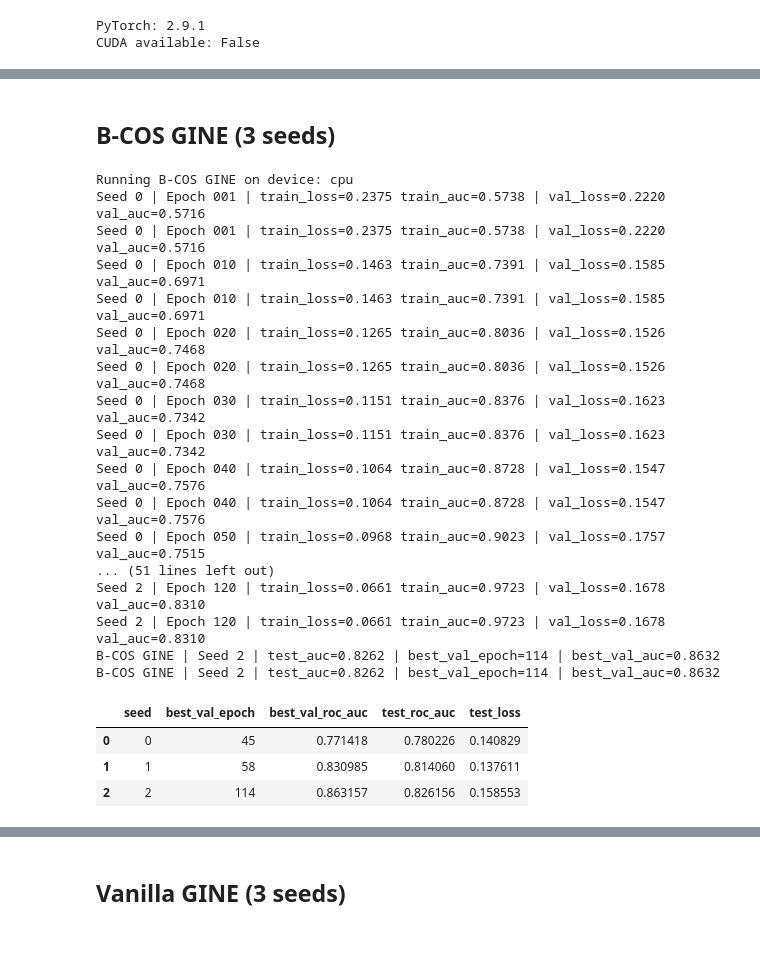
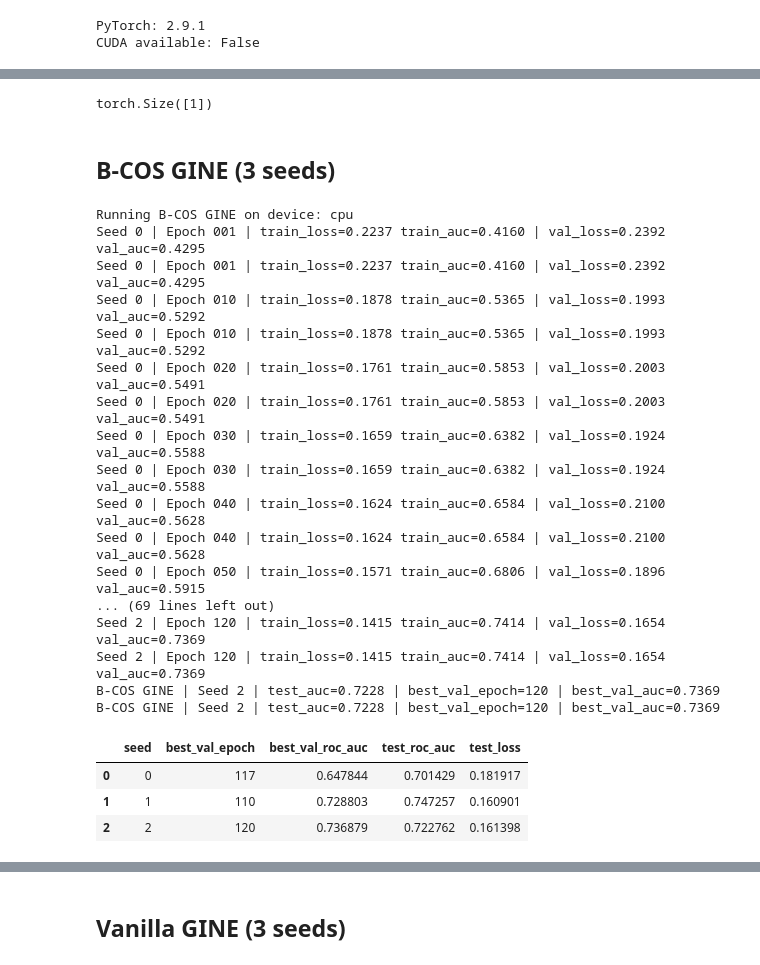
Before and after one commit to CruelMarco/bcosgnn, a Jupyter notebook: shaique_updates/codes/MolHIV/bcos_molhiv.ipynb, the cells around one changed output, grey strips where cells are left out. Saved outputs shown, nothing was run; the diff lists cells and outputs as text; code cells hidden in the pictures.

Commit message:
Major Model Update

```diff
--- a/shaique_updates/codes/MolHIV/bcos_molhiv.ipynb
+++ b/shaique_updates/codes/MolHIV/bcos_molhiv.ipynb
@@ -63,10 +118,10 @@ def get_device() -> torch.device:
 
 @dataclass
 class TrainConfig:
-    hidden_dim: int = 128
+    hidden_dim: int = 64
     num_layers: int = 4
     dropout: float = 0.2
-    b: float = 2.0
+    b: float =3
     max_out: int = 1
     batch_size: int = 64
     max_epochs: int = 120
@@ -197,3 +335,21 @@ class VanillaGINE(nn.Module):
+# %%
+sample = dataset[0]
+device = get_device()
+model = PureBcosGINE(
+    node_dim=int(sample.x.size(-1)),
+    edge_dim=int(sample.edge_attr.size(-1)),
+    hidden_dim=cfg.hidden_dim,
+    num_layers=cfg.num_layers,
+    dropout=cfg.dropout,
+    b=cfg.b,
+    max_out=cfg.max_out,
+).to(device)
+batch = next(iter(DataLoader([sample], batch_size=1))).to(device)
+with torch.no_grad():
+    out = model(batch.x, batch.edge_index, batch.edge_attr, batch.batch)
+print(out.shape)
+# %% [output]
+torch.Size([1])
 # %%
 def compute_roc_auc_from_logits(logits: List[float], labels: List[int]) -> float:
     y_true = np.asarray(labels, dtype=np.int64)
@@ -331,47 +487,47 @@ def run_three_seed_experiment(model_name: str, model_ctor, dataset, labels, cfg:
 # %% [markdown]
 ## B-COS GINE (3 seeds)
 # %%
-bcos_ctor = lambda node_dim, edge_dim: BCosGINE(
+bcos_ctor = lambda node_dim, edge_dim: PureBcosGINE(
     node_dim=node_dim,
     edge_dim=edge_dim,
     hidden_dim=cfg.hidden_dim,
     num_layers=cfg.num_layers,
     dropout=cfg.dropout,
     b=cfg.b,
     max_out=cfg.max_out,
 )
 
 bcos_runs, bcos_summary = run_three_seed_experiment(
     model_name="B-COS GINE",
     model_ctor=bcos_ctor,
     dataset=dataset,
     labels=labels,
     cfg=cfg,
     seeds=SEEDS,
 )
 
 display(bcos_runs)
 display(bcos_summary)
 # %% [output]
 Running B-COS GINE on device: cpu
-Seed 0 | Epoch 001 | train_loss=0.2375 train_auc=0.5738 | val_loss=0.2220 val_auc=0.5716
-Seed 0 | Epoch 001 | train_loss=0.2375 train_auc=0.5738 | val_loss=0.2220 val_auc=0.5716
-Seed 0 | Epoch 010 | train_loss=0.1463 train_auc=0.7391 | val_loss=0.1585 val_auc=0.6971
-Seed 0 | Epoch 010 | train_loss=0.1463 train_auc=0.7391 | val_loss=0.1585 val_auc=0.6971
-Seed 0 | Epoch 020 | train_loss=0.1265 train_auc=0.8036 | val_loss=0.1526 val_auc=0.7468
-Seed 0 | Epoch 020 | train_loss=0.1265 train_auc=0.8036 | val_loss=0.1526 val_auc=0.7468
-Seed 0 | Epoch 030 | train_loss=0.1151 train_auc=0.8376 | val_loss=0.1623 val_auc=0.7342
-Seed 0 | Epoch 030 | train_loss=0.1151 train_auc=0.8376 | val_loss=0.1623 val_auc=0.7342
-Seed 0 | Epoch 040 | train_loss=0.1064 train_auc=0.8728 | val_loss=0.1547 val_auc=0.7576
-Seed 0 | Epoch 040 | train_loss=0.1064 train_auc=0.8728 | val_loss=0.1547 val_auc=0.7576
-Seed 0 | Epoch 050 | train_loss=0.0968 train_auc=0.9023 | val_loss=0.1757 val_auc=0.7515
-... (51 lines left out)
-Seed 2 | Epoch 120 | train_loss=0.0661 train_auc=0.9723 | val_loss=0.1678 val_auc=0.8310
-Seed 2 | Epoch 120 | train_loss=0.0661 train_auc=0.9723 | val_loss=0.1678 val_auc=0.8310
-B-COS GINE | Seed 2 | test_auc=0.8262 | best_val_epoch=114 | best_val_auc=0.8632
-B-COS GINE | Seed 2 | test_auc=0.8262 | best_val_epoch=114 | best_val_auc=0.8632
+Seed 0 | Epoch 001 | train_loss=0.2237 train_auc=0.4160 | val_loss=0.2392 val_auc=0.4295
+Seed 0 | Epoch 001 | train_loss=0.2237 train_auc=0.4160 | val_loss=0.2392 val_auc=0.4295
+Seed 0 | Epoch 010 | train_loss=0.1878 train_auc=0.5365 | val_loss=0.1993 val_auc=0.5292
+Seed 0 | Epoch 010 | train_loss=0.1878 train_auc=0.5365 | val_loss=0.1993 val_auc=0.5292
+Seed 0 | Epoch 020 | train_loss=0.1761 train_auc=0.5853 | val_loss=0.2003 val_auc=0.5491
+Seed 0 | Epoch 020 | train_loss=0.1761 train_auc=0.5853 | val_loss=0.2003 val_auc=0.5491
+Seed 0 | Epoch 030 | train_loss=0.1659 train_auc=0.6382 | val_loss=0.1924 val_auc=0.5588
+Seed 0 | Epoch 030 | train_loss=0.1659 train_auc=0.6382 | val_loss=0.1924 val_auc=0.5588
+Seed 0 | Epoch 040 | train_loss=0.1624 train_auc=0.6584 | val_loss=0.2100 val_auc=0.5628
+Seed 0 | Epoch 040 | train_loss=0.1624 train_auc=0.6584 | val_loss=0.2100 val_auc=0.5628
+Seed 0 | Epoch 050 | train_loss=0.1571 train_auc=0.6806 | val_loss=0.1896 val_auc=0.5915
+... (69 lines left out)
+Seed 2 | Epoch 120 | train_loss=0.1415 train_auc=0.7414 | val_loss=0.1654 val_auc=0.7369
+Seed 2 | Epoch 120 | train_loss=0.1415 train_auc=0.7414 | val_loss=0.1654 val_auc=0.7369
+B-COS GINE | Seed 2 | test_auc=0.7228 | best_val_epoch=120 | best_val_auc=0.7369
+B-COS GINE | Seed 2 | test_auc=0.7228 | best_val_epoch=120 | best_val_auc=0.7369
 |  | seed | best_val_epoch | best_val_roc_auc | test_roc_auc | test_loss |
-| 0 | 0 | 45 | 0.771418 | 0.780226 | 0.140829 |
-| 1 | 1 | 58 | 0.830985 | 0.814060 | 0.137611 |
-| 2 | 2 | 114 | 0.863157 | 0.826156 | 0.158553 |
+| 0 | 0 | 117 | 0.647844 | 0.701429 | 0.181917 |
+| 1 | 1 | 110 | 0.728803 | 0.747257 | 0.160901 |
+| 2 | 2 | 120 | 0.736879 | 0.722762 | 0.161398 |
 |  | model | n_seeds | test_roc_auc_mean | test_roc_auc_std | best_val_epoch_mean | best_val_epoch_std |
```
Also changed, not shown: parts of 9 cells of this notebook, 10 other files.
